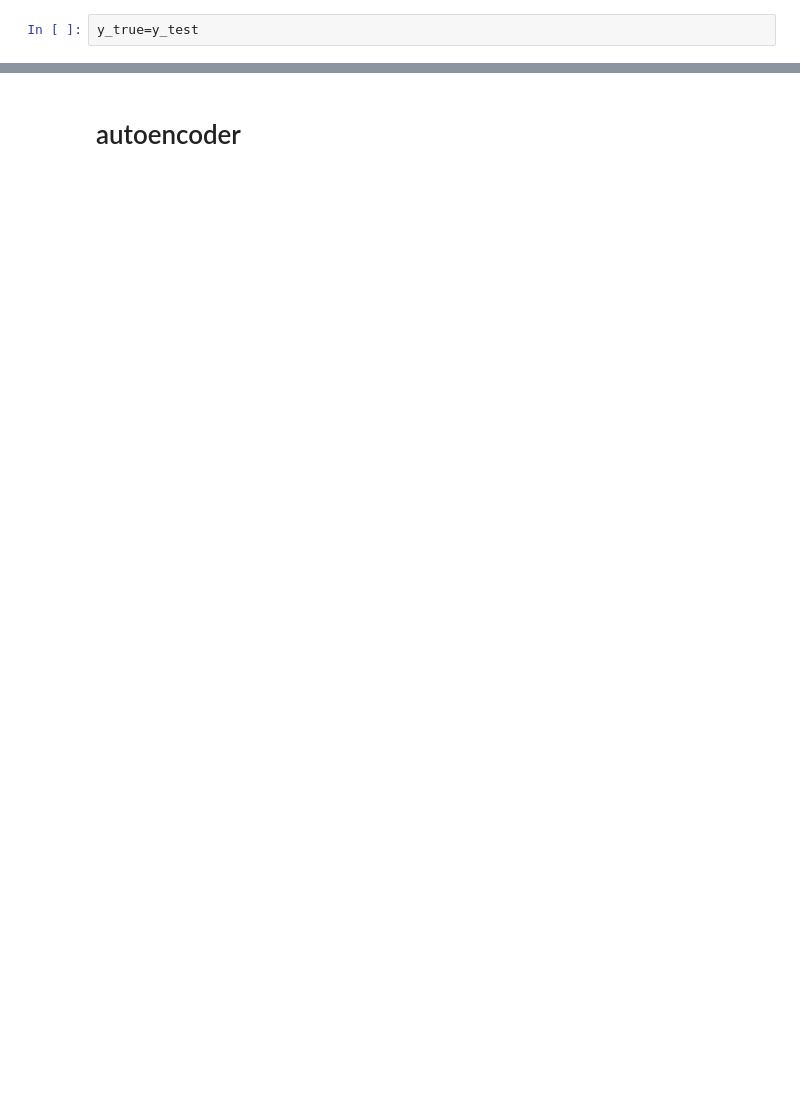
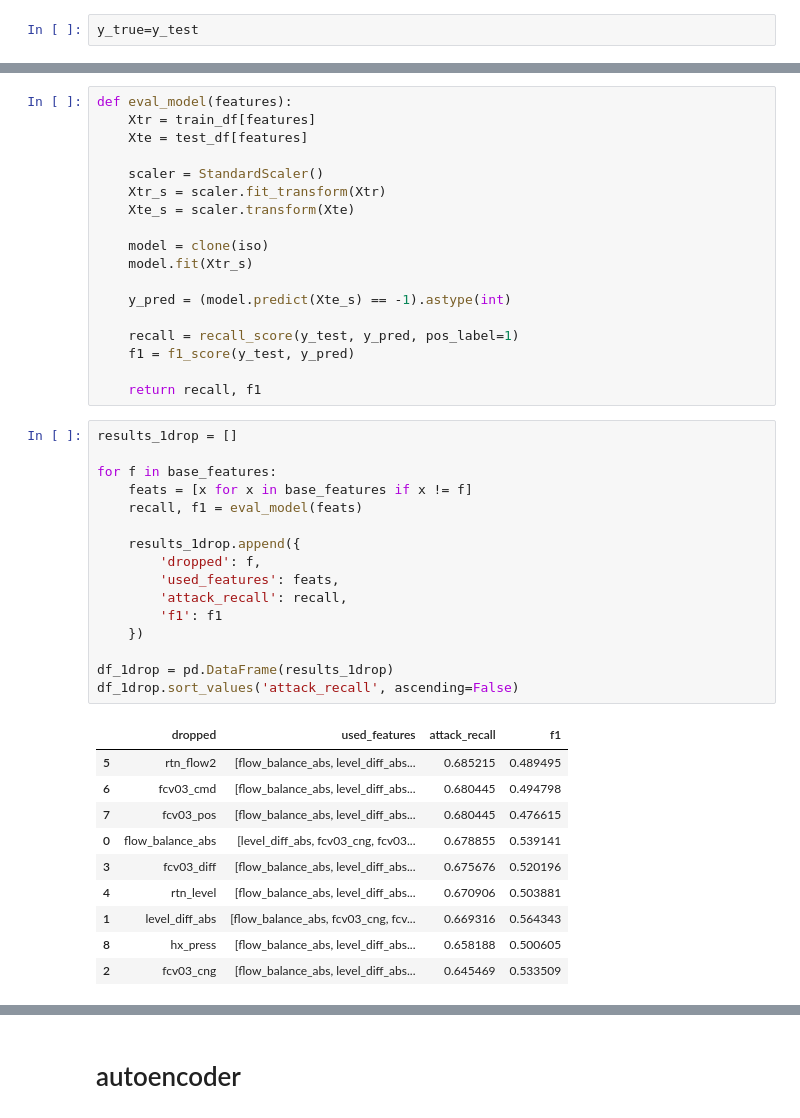
Before and after one commit to BORA040126/ai_sec_data_anal, a Jupyter notebook: final1.ipynb, the cells around one changed output, grey strips where cells are left out. Saved outputs shown, nothing was run; the diff lists cells and outputs as text; blank space fills up the shorter version.

```diff
--- a/final1.ipynb
+++ b/final1.ipynb
@@ -417,0 +687,45 @@ y_true=y_test
+# %%
+def eval_model(features):
+    Xtr = train_df[features]
+    Xte = test_df[features]
+
+    scaler = StandardScaler()
+    Xtr_s = scaler.fit_transform(Xtr)
+    Xte_s = scaler.transform(Xte)
+
+    model = clone(iso)
+    model.fit(Xtr_s)
+
+    y_pred = (model.predict(Xte_s) == -1).astype(int)
+
+    recall = recall_score(y_test, y_pred, pos_label=1)
+    f1 = f1_score(y_test, y_pred)
+
+    return recall, f1
+# %%
+results_1drop = []
+
+for f in base_features:
+    feats = [x for x in base_features if x != f]
+    recall, f1 = eval_model(feats)
+
+    results_1drop.append({
+        'dropped': f,
+        'used_features': feats,
+        'attack_recall': recall,
+        'f1': f1
+    })
+
+df_1drop = pd.DataFrame(results_1drop)
+df_1drop.sort_values('attack_recall', ascending=False)
+# %% [output]
+|  | dropped | used_features | attack_recall | f1 |
+| 5 | rtn_flow2 | [flow_balance_abs, level_diff_abs... | 0.685215 | 0.489495 |
+| 6 | fcv03_cmd | [flow_balance_abs, level_diff_abs... | 0.680445 | 0.494798 |
+| 7 | fcv03_pos | [flow_balance_abs, level_diff_abs... | 0.680445 | 0.476615 |
+| 0 | flow_balance_abs | [level_diff_abs, fcv03_cng, fcv03... | 0.678855 | 0.539141 |
+| 3 | fcv03_diff | [flow_balance_abs, level_diff_abs... | 0.675676 | 0.520196 |
+| 4 | rtn_level | [flow_balance_abs, level_diff_abs... | 0.670906 | 0.503881 |
+| 1 | level_diff_abs | [flow_balance_abs, fcv03_cng, fcv... | 0.669316 | 0.564343 |
+| 8 | hx_press | [flow_balance_abs, level_diff_abs... | 0.658188 | 0.500605 |
+| 2 | fcv03_cng | [flow_balance_abs, level_diff_abs... | 0.645469 | 0.533509 |
```
Also changed, not shown: parts of 37 cells of this notebook, 1 other file.
